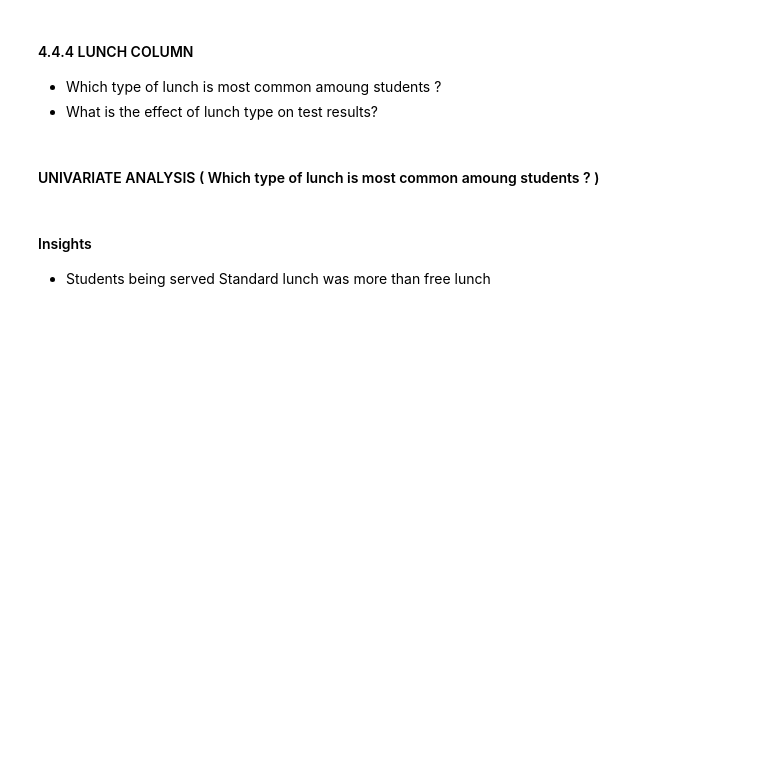
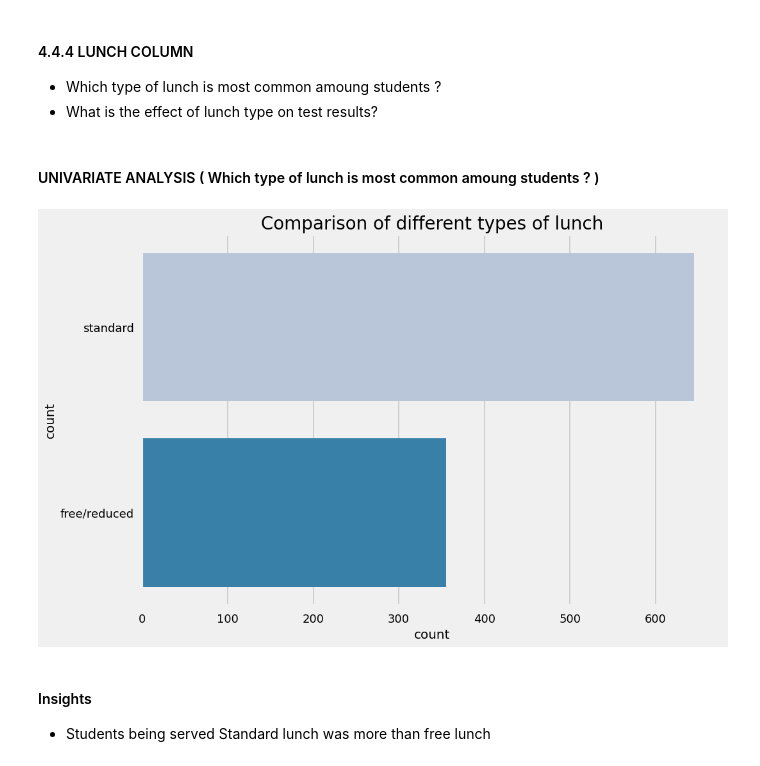
Before and after one commit to Dheerajsajja/Student-Performance-Prediction-System, a Jupyter notebook: notebook/1 . EDA STUDENT PERFORMANCE .ipynb, the cells around one changed output. Saved outputs shown, nothing was run; the diff lists cells and outputs as text; code cells hidden in the pictures; blank space fills up the shorter version.

```diff
--- a/notebook/1 . EDA STUDENT PERFORMANCE .ipynb
+++ b/notebook/1 . EDA STUDENT PERFORMANCE .ipynb
@@ -551,12 +559,13 @@ plt.show()
 #### UNIVARIATE ANALYSIS ( Which type of lunch is most common amoung students ? )
 # %%
 plt.rcParams['figure.figsize'] = (15, 9)
-plt.style.use('seaborn-talk')
+plt.style.use('seaborn-v0_8-talk')
 sns.countplot(df['lunch'], palette = 'PuBu')
 plt.title('Comparison of different types of lunch', fontweight = 30, fontsize = 20)
-plt.xlabel('types of lunch')
 plt.ylabel('count')
 plt.show()
+# %% [output]
+[figure, added]
 # %% [markdown]
 #### Insights
 - Students being served Standard lunch was more than free lunch
```
Also changed, not shown: parts of 17 cells of this notebook, 5 other files.
